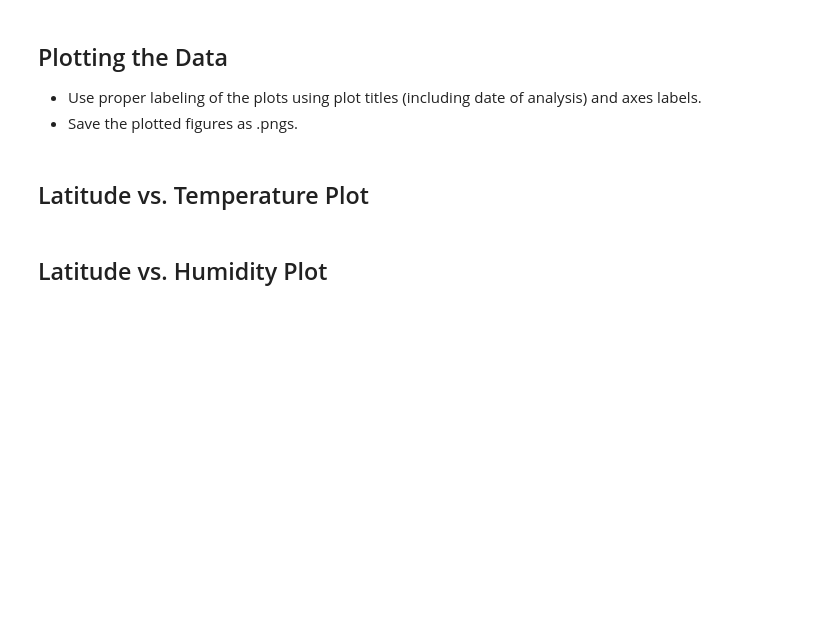
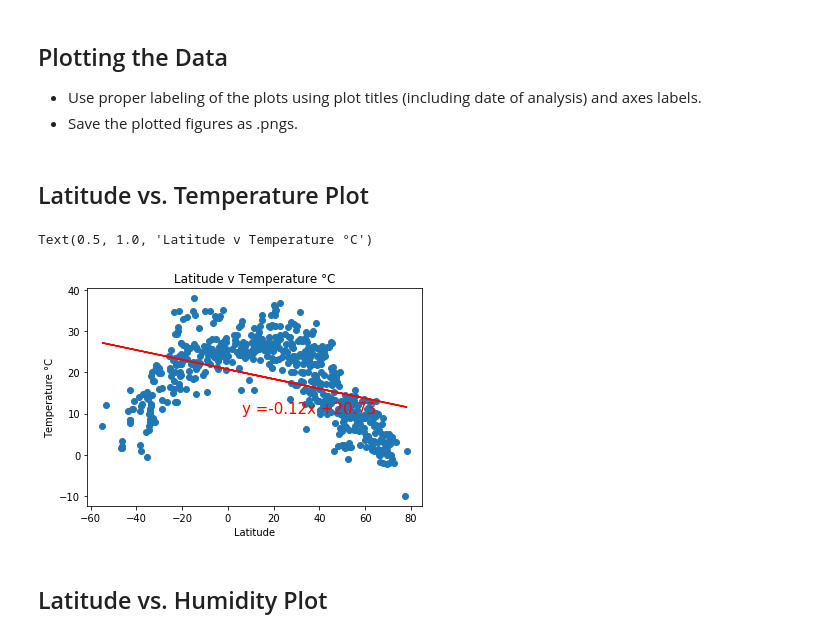
Before and after one commit to j1candel/python-api-challenge, a Jupyter notebook: starter_code/WeatherPy/WeatherPy.ipynb, the cells around one changed output. Saved outputs shown, nothing was run; the diff lists cells and outputs as text; code cells hidden in the pictures; blank space fills up the shorter version.

Commit message:
Began creating graphs

```diff
--- a/starter_code/WeatherPy/WeatherPy.ipynb
+++ b/starter_code/WeatherPy/WeatherPy.ipynb
@@ -119,11 +121,11 @@ City List
 649|seoul
 650|chicama
 # %%
-data = {'City':name_list,
-        'Temperature':temp_list,
+city_data = {'City':name_list,
+        'Temperature °C':temp_list,
         'Humidity':hum_list,
         'Cloudiness':cloud_list,
         'Wind Speed':wind_speed_list,
         'Latitude':lat_list,
         'Longitude':lon_list}
-data = pd.DataFrame(data)
+city_data_pd = pd.DataFrame(city_data)
@@ -183,5 +168,24 @@ Skip this step if there are no cities that have humidity > 100%.
 * Save the plotted figures as .pngs.
 # %% [markdown]
 ## Latitude vs. Temperature Plot
+# %%
+x_values = city_data_pd['Latitude']
+y_values = city_data_pd['Temperature °C']
+
+(slope, intercept, rvalue, pvalue, stderr) = linregress(x_values, y_values)
+regress_values = x_values * slope + intercept
+line_eq = 'y =' + str(round(slope,2)) +'x +' + str(round(intercept,2))
+
+plt.scatter(x_values, y_values)
+
+plt.plot(x_values, regress_values, 'r-')
+plt.annotate(line_eq, (6,10), fontsize = 15, color = 'red')
+
+plt.xlabel('Latitude')
+plt.ylabel('Temperature °C')
+plt.title('Latitude v Temperature °C')
+# %% [output]
+Text(0.5, 1.0, 'Latitude v Temperature °C')
+[figure, added]
 # %% [markdown]
 ## Latitude vs. Humidity Plot
```
Also changed, not shown: parts of 10 cells of this notebook.
